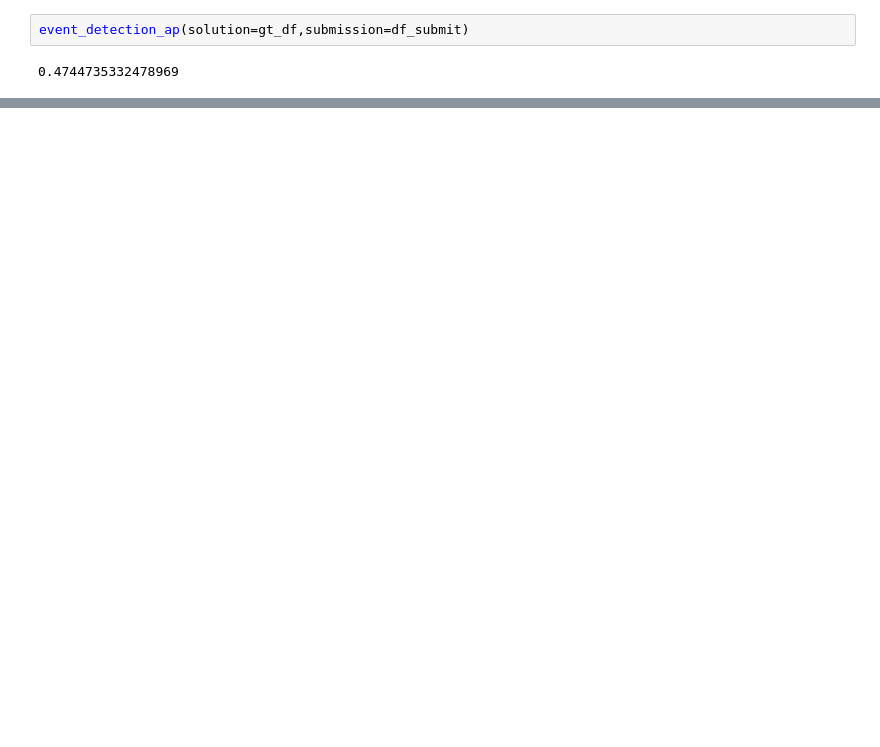
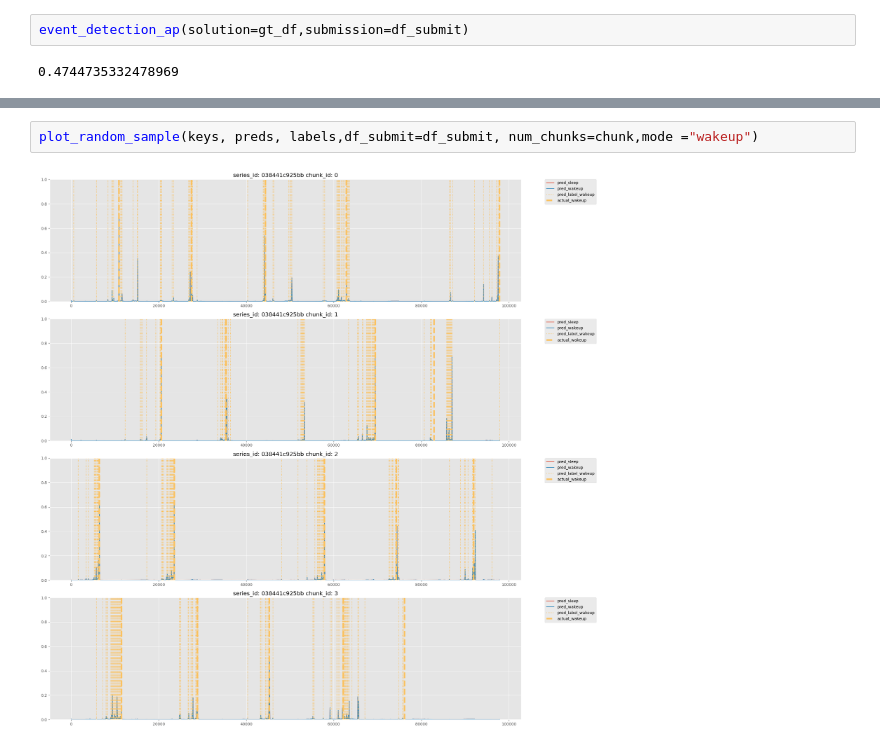
Before and after one commit to yomura-yomura/child-mind-institute-detect-sleep-states, a Jupyter notebook: lib/kaggle-child-mind-institute-detect-sleep-states/notebook/eda002.ipynb, the cells around one changed output, grey strips where cells are left out. Cells and saved outputs as stored; diff of their text form; blank space fills up the shorter version.

```diff
--- a/lib/kaggle-child-mind-institute-detect-sleep-states/notebook/eda002.ipynb
+++ b/lib/kaggle-child-mind-institute-detect-sleep-states/notebook/eda002.ipynb
@@ -96,0 +98,4 @@ gt_df.shape
+# %%
+plot_random_sample(keys, preds, labels,df_submit=df_submit, num_chunks=chunk,mode ="wakeup")
+# %% [output]
+[figure, added]
```
Also changed, not shown: parts of 8 cells of this notebook.
